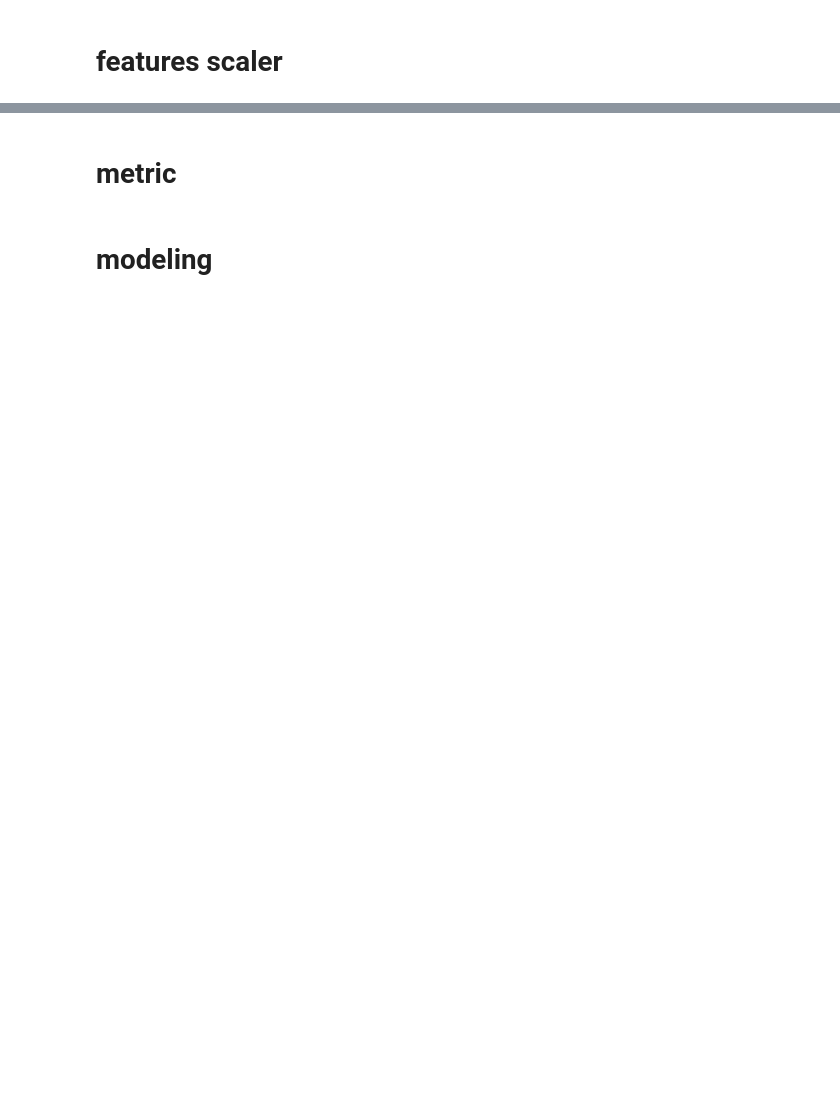
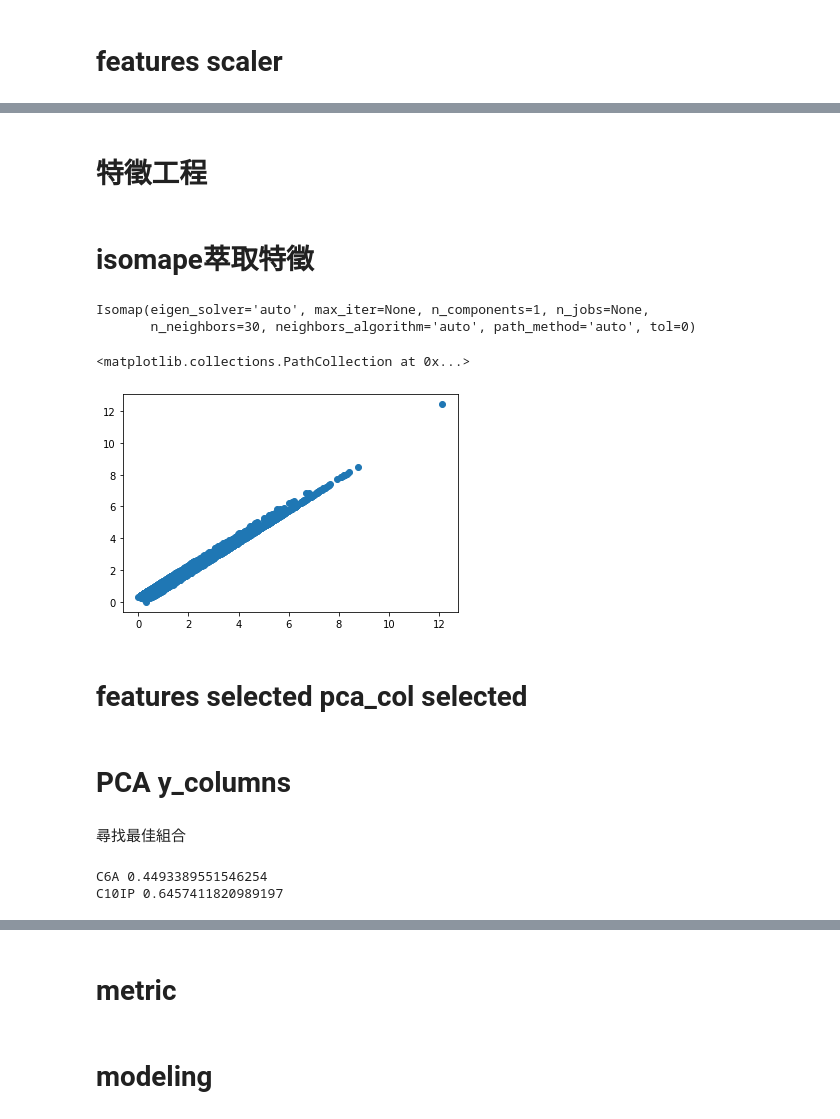
Before and after one commit to skywalker0803r/works, a Jupyter notebook: C7A.ipynb, the cells around one changed output, grey strips where cells are left out. Cells and saved outputs as stored; diff of their text form; code cells hidden in the pictures; blank space fills up the shorter version.

```diff
--- a/C7A.ipynb
+++ b/C7A.ipynb
@@ -13,7 +14,14 @@ Drive already mounted at /content/drive; to attempt to forcibly remount, call dr
 import pandas as pd
 
 train = pd.read_csv('/content/drive/My Drive/台塑輕油案子/data/train_4521.csv',index_col=0).reset_index(drop=True)
-test = pd.read_csv('/content/drive/My Drive/台塑輕油案子/data/test_250.csv',index_col=0).reset_index(drop=True)
-mod  = test.index % 5
-test_add = test.loc[ mod != 0 ,:]
-test_50 = test.loc[ mod == 0 ,:]
+test_170 = pd.read_csv('/content/drive/My Drive/台塑輕油案子/data/test_170.csv',index_col=0).reset_index(drop=True)
+test_250 = pd.read_csv('/content/drive/My Drive/台塑輕油案子/data/test_250.csv',index_col=0).reset_index(drop=True)
+
+test_200 = test_250.loc[ test_250.index % 5 != 0 ,:]
+test_50 = test_250.loc[ test_250.index % 5 == 0 ,:]
+
+train = train.append(test_200)#加入200筆
+
+print('train',train.shape)
+print('test_170',test_170.shape)
+print('test_50',test_50.shape)
@@ -31,11 +40,0 @@ train.head()
-# %%
-features = ['T10','T50','T90','N+A']
-y_name = 'C7A'
-
-#訓練資料 4521 append 200筆
-train = train.append(test_add)[features+[y_name]]
-#測試資料 50筆
-test = test_50[features+[y_name]]
-
-print(train.shape)
-print(test.shape)
@@ -106,5 +47,8 @@ features = ['N+A']
 # %%
 from sklearn.preprocessing import StandardScaler
 
-scaler = StandardScaler()
-scaler.fit(train[features])
+scaler = StandardScaler().fit(train[features])
+
+train[features] = scaler.transform(train[features])
+test_170[features] = scaler.transform(test_170[features])
+test_50[features] = scaler.transform(test_50[features])
@@ -115,0 +85,2 @@ test[features] = scaler.transform(test[features])
+# %% [markdown]
+# 特徵工程
@@ -115,0 +91,15 @@ test[features] = scaler.transform(test[features])
+# %% [markdown]
+# isomape萃取特徵
+# %%
+from sklearn.manifold import Isomap
+iso = Isomap(n_components=1,n_neighbors=30)
+iso_col = ['T10','T50','T90','N+A']
+iso.fit(train[iso_col])
+# %% [output]
+Isomap(eigen_solver='auto', max_iter=None, n_components=1, n_jobs=None,
+       n_neighbors=30, neighbors_algorithm='auto', path_method='auto', tol=0)
+# %%
+plt.scatter(iso.dist_matrix_[:,0],iso.dist_matrix_[:,1])
+# %% [output]
+<matplotlib.collections.PathCollection at 0x...>
+[figure, added]
@@ -115,0 +110,2 @@ test[features] = scaler.transform(test[features])
+# %% [markdown]
+# features selected pca_col selected
@@ -115,0 +115,25 @@ test[features] = scaler.transform(test[features])
+# %% [markdown]
+# PCA y_columns
+# %% [markdown]
+尋找最佳組合
+# %%
+from sklearn.decomposition import PCA
+from sklearn.preprocessing import StandardScaler
+
+scaler_y = StandardScaler()
+pca = PCA(n_components=1)
+best_corr = 0
+best_col = None
+for col in y_corrs.head(3).index:
+  if col in pca_col:
+    continue
+  else:
+    train['pca_1'] = pca.fit_transform(scaler_y.fit_transform(train[pca_col+[col]]))
+    r = train[['pca_1','F1']].corr().loc['pca_1','F1']
+    if abs(r) > best_corr:
+      print(col,abs(r))
+      best_corr = r
+      best_col = col
+# %% [output]
+C6A 0.4493389551546254
+C10IP 0.6457411820989197
```
Also changed, not shown: parts of 66 cells of this notebook.
